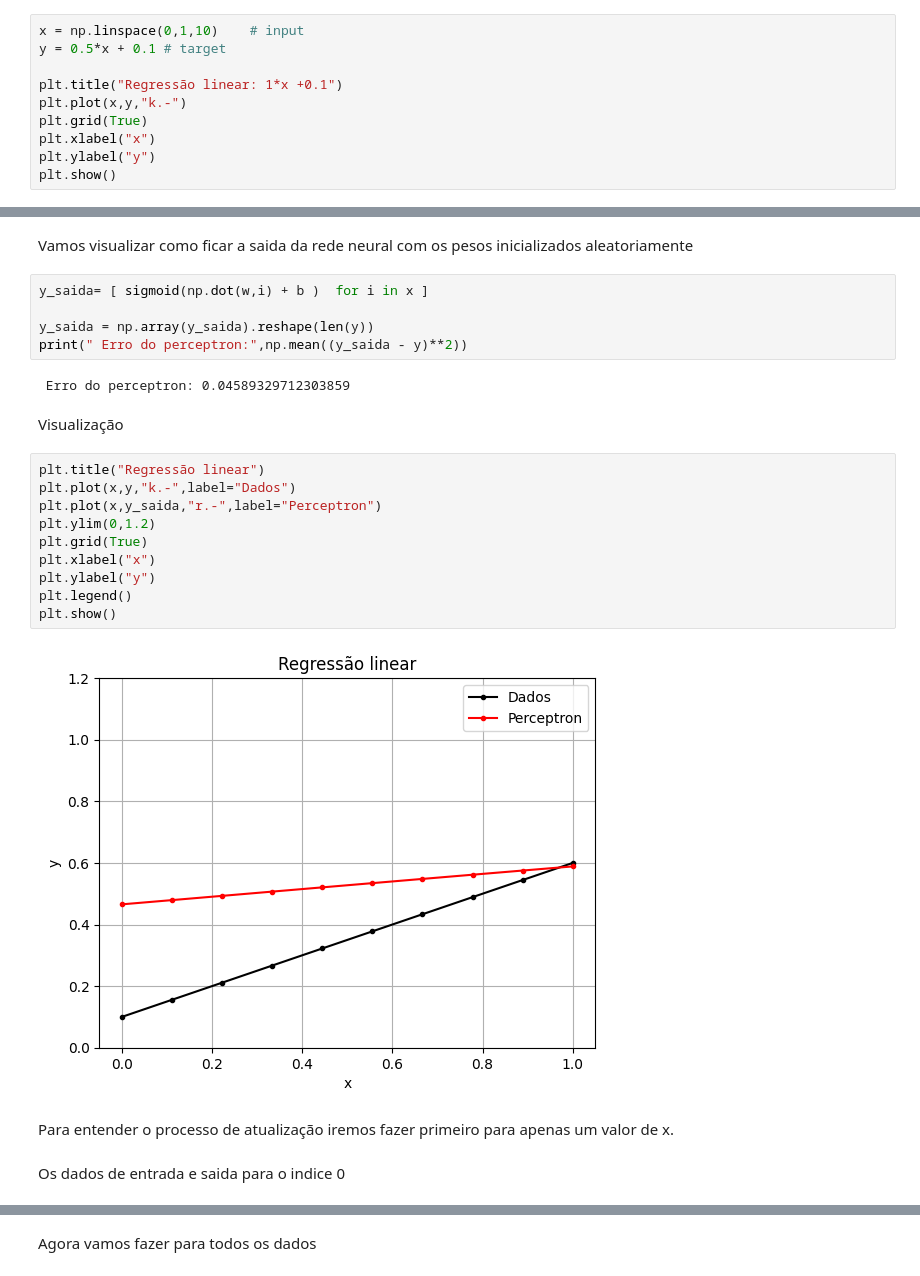
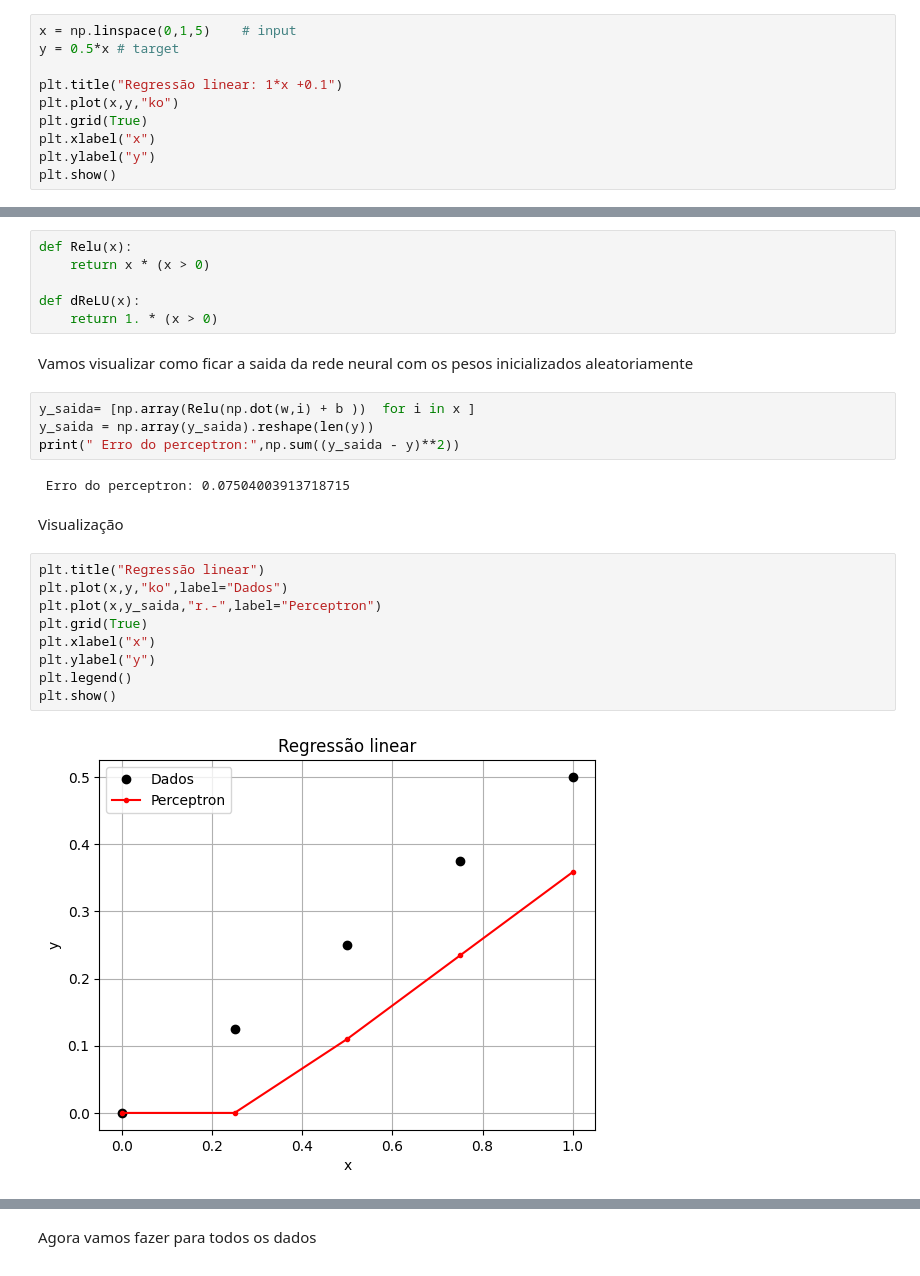
Before and after one commit to Coffee4MePlz/Notebooks_NN_Physics, a Jupyter notebook: 02-Perceptron-Regressao.ipynb, the cells around one changed output, grey strips where cells are left out. Drawn from its saved outputs; the diff is of its cells as text.

```diff
--- a/02-Perceptron-Regressao.ipynb
+++ b/02-Perceptron-Regressao.ipynb
@@ -5,11 +5,11 @@ import matplotlib.pyplot as plt
 # %% [markdown]
 Vamos gerar os dados
 # %%
-x = np.linspace(0,1,10)    # input
-y = 0.5*x + 0.1 # target
+x = np.linspace(0,1,5)    # input
+y = 0.5*x # target
 
 plt.title("Regressão linear: 1*x +0.1")
-plt.plot(x,y,"k.-")
+plt.plot(x,y,"ko")
 plt.grid(True)
 plt.xlabel("x")
 plt.ylabel("y")
@@ -40,27 +33,27 @@ y_saida = np.array(y_saida).reshape(len(y))
+# %%
+def Relu(x):
+    return x * (x > 0)
+
+def dReLU(x):
+    return 1. * (x > 0)
 # %% [markdown]
 Vamos visualizar como ficar a saida da rede neural com os pesos inicializados aleatoriamente
 # %%
-y_saida= [ sigmoid(np.dot(w,i) + b )  for i in x ]
-
+y_saida= [np.array(Relu(np.dot(w,i) + b ))  for i in x ]
 y_saida = np.array(y_saida).reshape(len(y))
-print(" Erro do perceptron:",np.mean((y_saida - y)**2))
+print(" Erro do perceptron:",np.sum((y_saida - y)**2))
 # %% [output]
- Erro do perceptron: 0.04589329712303859
+ Erro do perceptron: 0.07504003913718715
 # %% [markdown]
 Visualização
 # %%
 plt.title("Regressão linear")
-plt.plot(x,y,"k.-",label="Dados")
+plt.plot(x,y,"ko",label="Dados")
 plt.plot(x,y_saida,"r.-",label="Perceptron")
-plt.ylim(0,1.2)
 plt.grid(True)
 plt.xlabel("x")
 plt.ylabel("y")
 plt.legend()
 plt.show()
 # %% [output]
-[figure, old version]
+[figure, new version]
-# %% [markdown]
-Para entender o processo de atualização iremos fazer primeiro para apenas um valor de x.
-# %% [markdown]
-Os dados de entrada e saida para o indice 0
```
Also changed, not shown: parts of 14 cells of this notebook.
